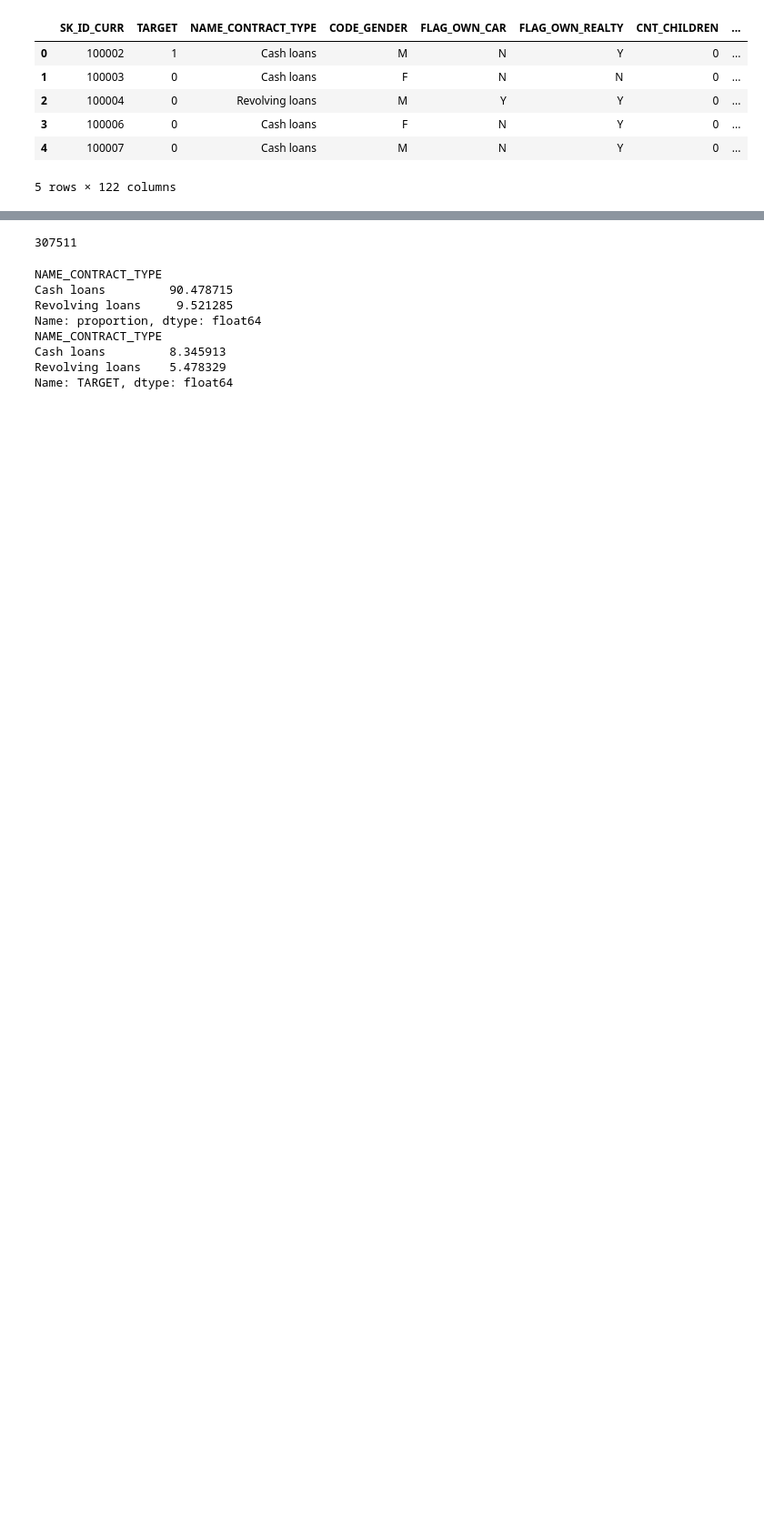
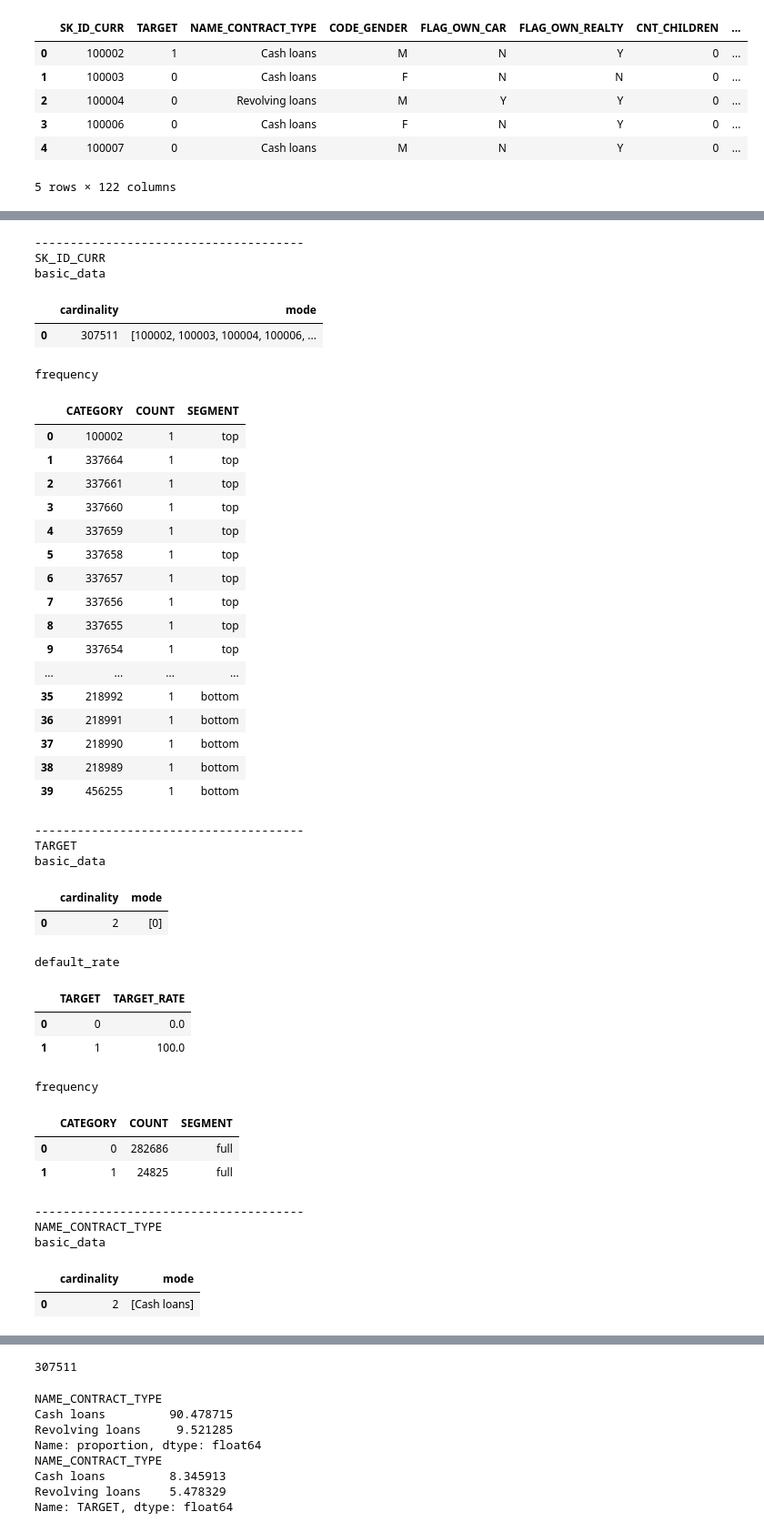
Before and after one commit to KuroEinzbern/Home-Credit-Default-Risk-Kaggle, a Jupyter notebook: notebooks/EDA.ipynb, the cells around one changed output, grey strips where cells are left out. Shown at 91% size. Saved outputs shown, nothing was run; the diff lists cells and outputs as text; code cells hidden in the pictures; blank space fills up the shorter version.

```diff
--- a/notebooks/EDA.ipynb
+++ b/notebooks/EDA.ipynb
@@ -63,0 +29,4 @@ def basic_eda_per_column_categorical(df: pd.DataFrame,columnName) -> dict:
+# %%
+with open("../metadata/schema.json", "r") as f:
+    schema = json.load(f)
+print(schema)
@@ -63,0 +143,44 @@ def basic_eda_per_column_categorical(df: pd.DataFrame,columnName) -> dict:
+# %%
+eda_per_table_printing_results(df,schema,"application")
+# %% [output]
+--------------------------------------
+SK_ID_CURR
+basic_data
+|  | cardinality | mode |
+| 0 | 307511 | [100002, 100003, 100004, 100006, ... |
+frequency
+|  | CATEGORY | COUNT | SEGMENT |
+| 0 | 100002 | 1 | top |
+| 1 | 337664 | 1 | top |
+| 2 | 337661 | 1 | top |
+| 3 | 337660 | 1 | top |
+| 4 | 337659 | 1 | top |
+| 5 | 337658 | 1 | top |
+| 6 | 337657 | 1 | top |
+| 7 | 337656 | 1 | top |
+| 8 | 337655 | 1 | top |
+| 9 | 337654 | 1 | top |
+| ... | ... | ... | ... |
+| 35 | 218992 | 1 | bottom |
+| 36 | 218991 | 1 | bottom |
+| 37 | 218990 | 1 | bottom |
+| 38 | 218989 | 1 | bottom |
+| 39 | 456255 | 1 | bottom |
+--------------------------------------
+TARGET
+basic_data
+|  | cardinality | mode |
+| 0 | 2 | [0] |
+default_rate
+|  | TARGET | TARGET_RATE |
+| 0 | 0 | 0.0 |
+| 1 | 1 | 100.0 |
+frequency
+|  | CATEGORY | COUNT | SEGMENT |
+| 0 | 0 | 282686 | full |
+| 1 | 1 | 24825 | full |
+--------------------------------------
+NAME_CONTRACT_TYPE
+basic_data
+|  | cardinality | mode |
+| 0 | 2 | [Cash loans] |
```
Also changed, not shown: parts of 6 cells of this notebook, 1 other file.
